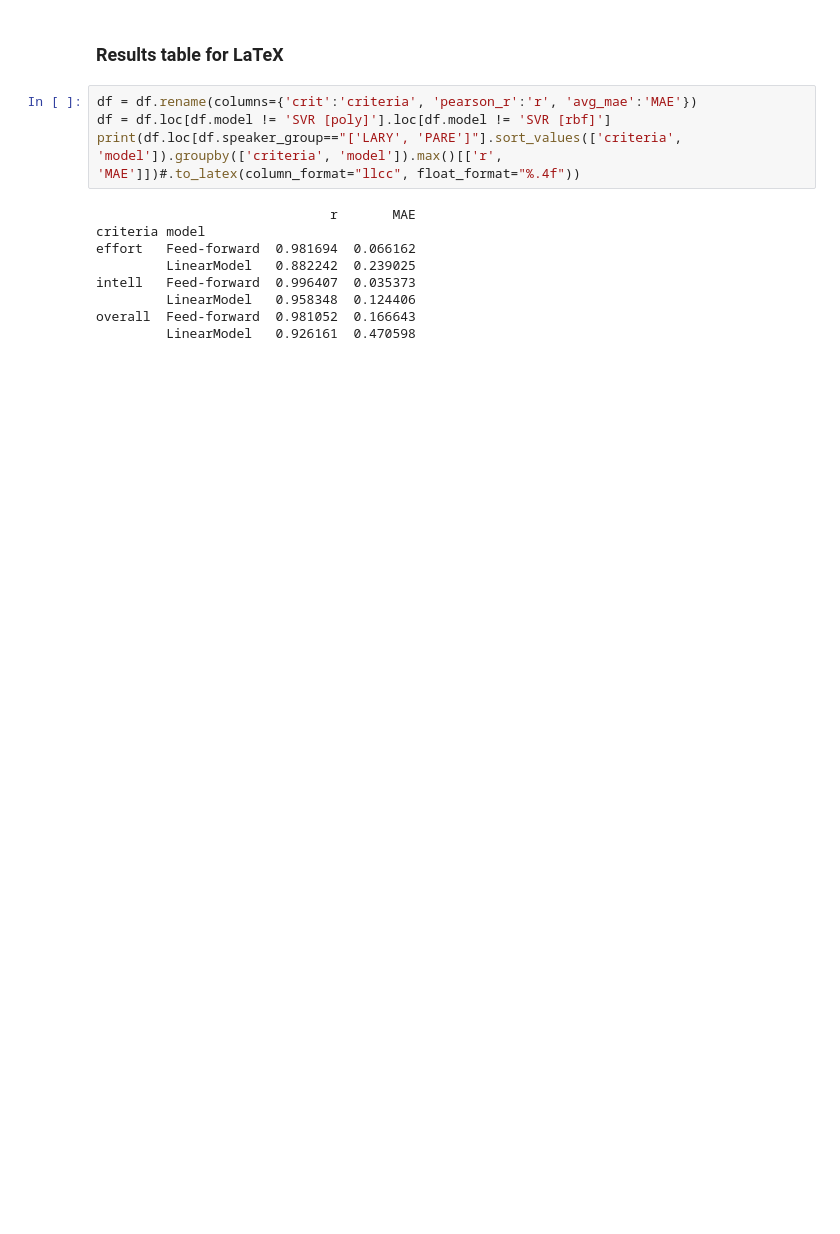
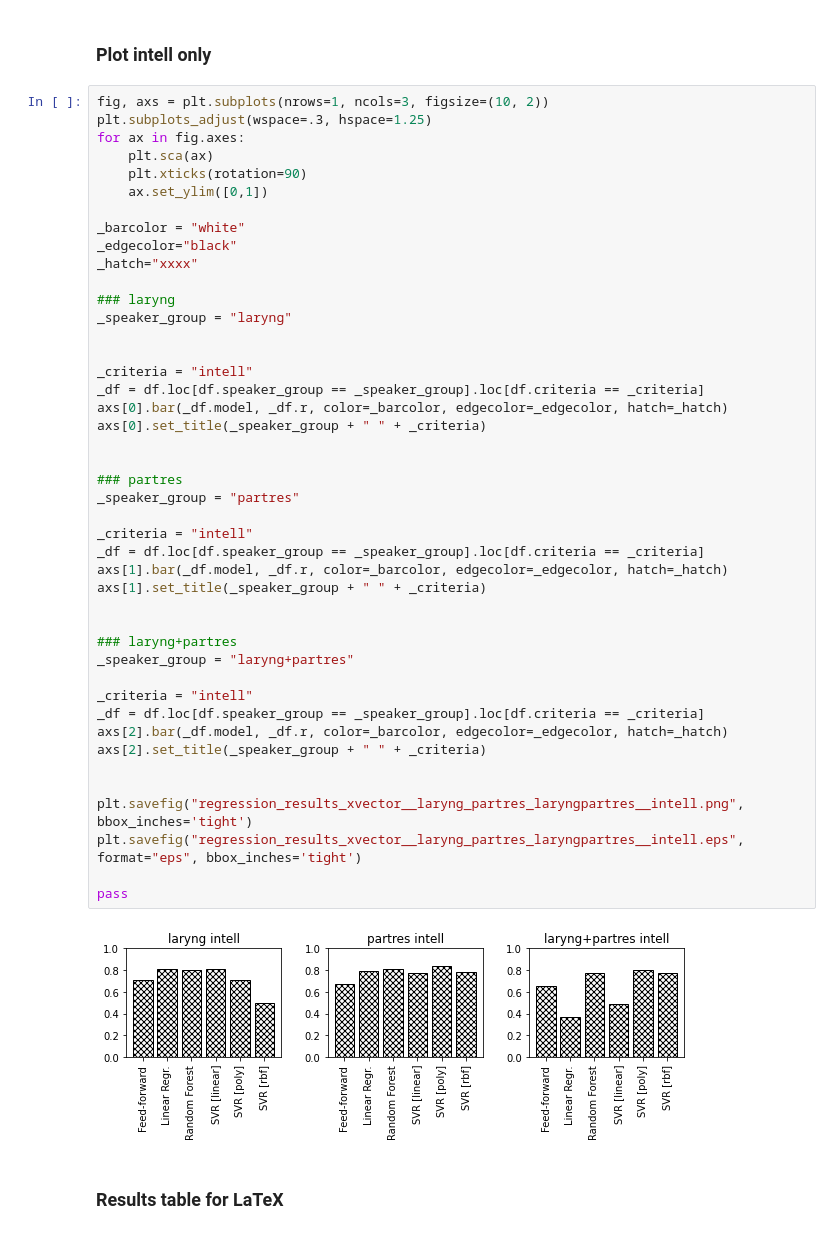
Before and after one commit to ralphscheu/xvector_laryngectomy, a Jupyter notebook: notebooks/predict_scoring_results_analysis.ipynb, the cells around one changed output. Drawn from its saved outputs; the diff is of its cells as text; blank space fills up the shorter version.

```diff
--- a/notebooks/predict_scoring_results_analysis.ipynb
+++ b/notebooks/predict_scoring_results_analysis.ipynb
@@ -81,15 +107,50 @@ df.loc[df.crit=='effort'].loc[df.speaker_group=="['LARY']"].plot.bar('model', 'a
+# %% [markdown]
+### Plot intell only
+# %%
+fig, axs = plt.subplots(nrows=1, ncols=3, figsize=(10, 2))
+plt.subplots_adjust(wspace=.3, hspace=1.25)
+for ax in fig.axes:
+    plt.sca(ax)
+    plt.xticks(rotation=90)
+    ax.set_ylim([0,1])
+
+_barcolor = "white"
+_edgecolor="black"
+_hatch="xxxx"
+
+### laryng
+_speaker_group = "laryng"
+
+
+_criteria = "intell"
+_df = df.loc[df.speaker_group == _speaker_group].loc[df.criteria == _criteria]
+axs[0].bar(_df.model, _df.r, color=_barcolor, edgecolor=_edgecolor, hatch=_hatch)
+axs[0].set_title(_speaker_group + " " + _criteria)
+
+
+### partres
+_speaker_group = "partres"
+
+_criteria = "intell"
+_df = df.loc[df.speaker_group == _speaker_group].loc[df.criteria == _criteria]
+axs[1].bar(_df.model, _df.r, color=_barcolor, edgecolor=_edgecolor, hatch=_hatch)
+axs[1].set_title(_speaker_group + " " + _criteria)
+
+
+### laryng+partres
+_speaker_group = "laryng+partres"
+
+_criteria = "intell"
+_df = df.loc[df.speaker_group == _speaker_group].loc[df.criteria == _criteria]
+axs[2].bar(_df.model, _df.r, color=_barcolor, edgecolor=_edgecolor, hatch=_hatch)
+axs[2].set_title(_speaker_group + " " + _criteria)
+
+
+plt.savefig("regression_results_xvector__laryng_partres_laryngpartres__intell.png", bbox_inches='tight')
+plt.savefig("regression_results_xvector__laryng_partres_laryngpartres__intell.eps", format="eps", bbox_inches='tight')
+
+pass
+# %% [output]
+[figure, added]
 # %% [markdown]
 ### Results table for LaTeX
-# %%
-df = df.rename(columns={'crit':'criteria', 'pearson_r':'r', 'avg_mae':'MAE'})
-df = df.loc[df.model != 'SVR [poly]'].loc[df.model != 'SVR [rbf]']
-print(df.loc[df.speaker_group=="['LARY', 'PARE']"].sort_values(['criteria', 'model']).groupby(['criteria', 'model']).max()[['r', 'MAE']])#.to_latex(column_format="llcc", float_format="%.4f"))
-# %% [output]
-                              r       MAE
-criteria model
-effort   Feed-forward  0.981694  0.066162
-         LinearModel   0.882242  0.239025
-intell   Feed-forward  0.996407  0.035373
-         LinearModel   0.958348  0.124406
-overall  Feed-forward  0.981052  0.166643
-         LinearModel   0.926161  0.470598
```
Also changed, not shown: parts of 11 cells of this notebook, 1 other file.
